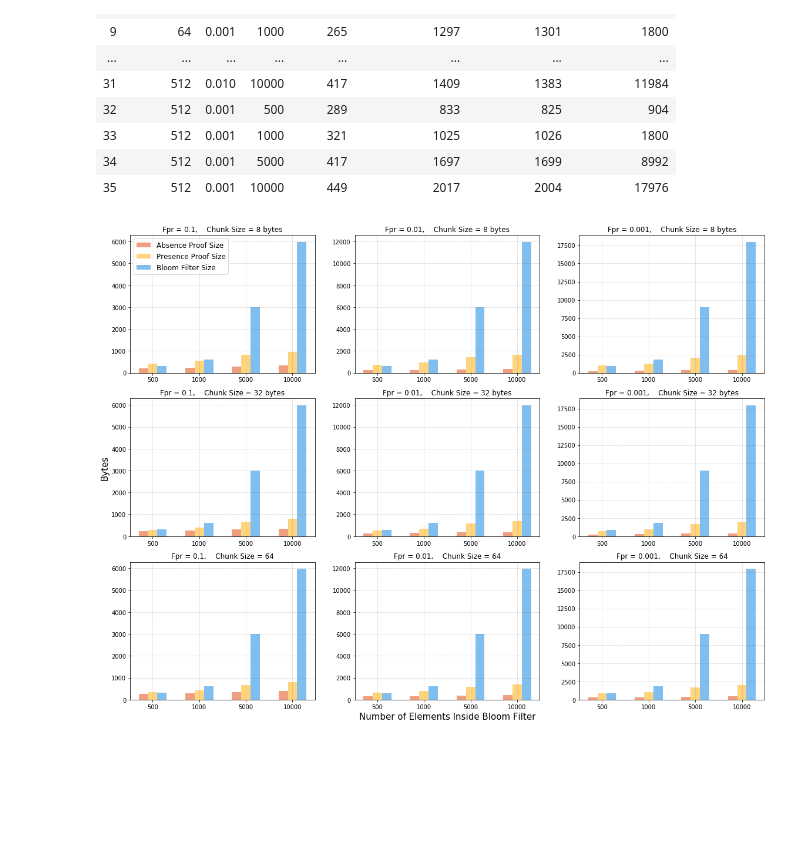
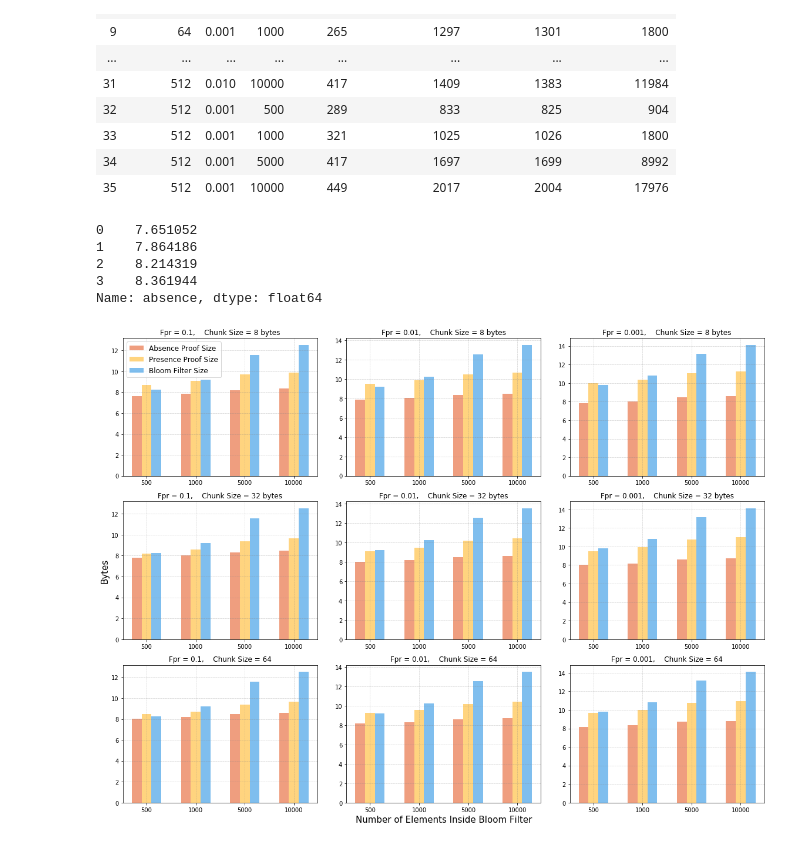
Before and after one commit to ChainlessCoder/bloom-tree-experiments, a Jupyter notebook: generate_barplots.ipynb, the cells around one changed output. Cells and saved outputs as stored; diff of their text form; code cells hidden in the pictures; blank space fills up the shorter version.

```diff
--- a/generate_barplots.ipynb
+++ b/generate_barplots.ipynb
@@ -23,6 +23,14 @@ data
 | 33 | 512 | 0.001 | 1000 | 321 | 1025 | 1026 | 1800 |
 | 34 | 512 | 0.001 | 5000 | 417 | 1697 | 1699 | 8992 |
 | 35 | 512 | 0.001 | 10000 | 449 | 2017 | 2004 | 17976 |
+# %%
+np.log2(data.loc[(data["fpr"] == 0.1) & (data['chunkSize'] == 64)][data.columns[3]])
+# %% [output]
+0    7.651052
+1    7.864186
+2    8.214319
+3    8.361944
+Name: absence, dtype: float64
 # %%
 bar_width = 0.2
 bar_dist = 0.2
@@ -59,80 +67,80 @@ ax8.grid(color='gray', linestyle=':', linewidth=0.5)
 ax9.grid(color='gray', linestyle=':', linewidth=0.5)
 
 ###### First row
-bt_absence = data.loc[(data["fpr"] == 0.1) & (data['chunkSize'] == 64)][data.columns[3]]
-bt_presence = data.loc[(data["fpr"] == 0.1) & (data['chunkSize'] == 64)][data.columns[4]]
-bf = data.loc[(data["fpr"] == 0.1) & (data['chunkSize'] == 64)][data.columns[6]]
+bt_absence = np.log2(data.loc[(data["fpr"] == 0.1) & (data['chunkSize'] == 64)][data.columns[3]])
+bt_presence = np.log2(data.loc[(data["fpr"] == 0.1) & (data['chunkSize'] == 64)][data.columns[4]])
+bf = np.log2(data.loc[(data["fpr"] == 0.1) & (data['chunkSize'] == 64)][data.columns[6]])
 rects1 = ax1.bar(index - bar_dist + bar_shift, bt_absence, bar_width, alpha=opacity, color='#e03f00', label='Absence Proof Size')
 rects2 = ax1.bar(index + bar_shift, bt_presence, bar_width, alpha=opacity, color='#FFAB00', label='Presence Proof Size')
 rects3 = ax1.bar(index + bar_dist + bar_shift, bf, bar_width, alpha=opacity, color='#007FDF',label='Bloom Filter Size')
 
-bt_absence = data.loc[(data["fpr"] == 0.01) & (data['chunkSize'] == 64)][data.columns[3]]
-bt_presence = data.loc[(data["fpr"] == 0.01) & (data['chunkSize'] == 64)][data.columns[4]]
-bf = data.loc[(data["fpr"] == 0.01) & (data['chunkSize'] == 64)][data.columns[6]]
+bt_absence = np.log2(data.loc[(data["fpr"] == 0.01) & (data['chunkSize'] == 64)][data.columns[3]])
+bt_presence = np.log2(data.loc[(data["fpr"] == 0.01) & (data['chunkSize'] == 64)][data.columns[4]])
+bf = np.log2(data.loc[(data["fpr"] == 0.01) & (data['chunkSize'] == 64)][data.columns[6]])
 rects1 = ax2.bar(index - bar_dist + bar_shift, bt_absence, bar_width, alpha=opacity, color='#e03f00', label='Absence Proof Size')
 rects2 = ax2.bar(index + bar_shift, bt_presence, bar_width, alpha=opacity, color='#FFAB00', label='Presence Proof Size')
 rects3 = ax2.bar(index + bar_dist + bar_shift, bf, bar_width, alpha=opacity, color='#007FDF',label='Bloom Filter Size')
 
-bt_absence = data.loc[(data["fpr"] == 0.001) & (data['chunkSize'] == 64)][data.columns[3]]
-bt_presence = data.loc[(data["fpr"] == 0.001) & (data['chunkSize'] == 64)][data.columns[4]]
-bf = data.loc[(data["fpr"] == 0.001) & (data['chunkSize'] == 64)][data.columns[6]]
+bt_absence = np.log2(data.loc[(data["fpr"] == 0.001) & (data['chunkSize'] == 64)][data.columns[3]])
+bt_presence = np.log2(data.loc[(data["fpr"] == 0.001) & (data['chunkSize'] == 64)][data.columns[4]])
+bf = np.log2(data.loc[(data["fpr"] == 0.001) & (data['chunkSize'] == 64)][data.columns[6]])
 rects1 = ax3.bar(index - bar_dist + bar_shift, bt_absence, bar_width, alpha=opacity, color='#e03f00', label='Absence Proof Size')
 rects2 = ax3.bar(index + bar_shift, bt_presence, bar_width, alpha=opacity, color='#FFAB00', label='Presence Proof Size')
 rects3 = ax3.bar(index + bar_dist + bar_shift, bf, bar_width, alpha=opacity, color='#007FDF',label='Bloom Filter Size')
 
 ###### Second row
-bt_absence = data.loc[(data["fpr"] == 0.1) & (data['chunkSize'] == 256)][data.columns[3]]
-bt_presence = data.loc[(data["fpr"] == 0.1) & (data['chunkSize'] == 256)][data.columns[4]]
-bf = data.loc[(data["fpr"] == 0.1) & (data['chunkSize'] == 256)][data.columns[6]]
+bt_absence = np.log2(data.loc[(data["fpr"] == 0.1) & (data['chunkSize'] == 256)][data.columns[3]])
+bt_presence = np.log2(data.loc[(data["fpr"] == 0.1) & (data['chunkSize'] == 256)][data.columns[4]])
+bf = np.log2(data.loc[(data["fpr"] == 0.1) & (data['chunkSize'] == 256)][data.columns[6]])
 rects1 = ax4.bar(index - bar_dist + bar_shift, bt_absence, bar_width, alpha=opacity, color='#e03f00', label='Absence Proof Size')
 rects2 = ax4.bar(index + bar_shift, bt_presence, bar_width, alpha=opacity, color='#FFAB00', label='Presence Proof Size')
 rects3 = ax4.bar(index + bar_dist + bar_shift, bf, bar_width, alpha=opacity, color='#007FDF',label='Bloom Filter Size')
 
-bt_absence = data.loc[(data["fpr"] == 0.01) & (data['chunkSize'] == 256)][data.columns[3]]
-bt_presence = data.loc[(data["fpr"] == 0.01) & (data['chunkSize'] == 256)][data.columns[4]]
-bf = data.loc[(data["fpr"] == 0.01) & (data['chunkSize'] == 256)][data.columns[6]]
+bt_absence = np.log2(data.loc[(data["fpr"] == 0.01) & (data['chunkSize'] == 256)][data.columns[3]])
+bt_presence = np.log2(data.loc[(data["fpr"] == 0.01) & (data['chunkSize'] == 256)][data.columns[4]])
+bf = np.log2(data.loc[(data["fpr"] == 0.01) & (data['chunkSize'] == 256)][data.columns[6]])
 rects1 = ax5.bar(index - bar_dist + bar_shift, bt_absence, bar_width, alpha=opacity, color='#e03f00', label='Absence Proof Size')
 rects2 = ax5.bar(index + bar_shift, bt_presence, bar_width, alpha=opacity, color='#FFAB00', label='Presence Proof Size')
 rects3 = ax5.bar(index + bar_dist + bar_shift, bf, bar_width, alpha=opacity, color='#007FDF',label='Bloom Filter Size')
 
-bt_absence = data.loc[(data["fpr"] == 0.001) & (data['chunkSize'] == 256)][data.columns[3]]
-bt_presence = data.loc[(data["fpr"] == 0.001) & (data['chunkSize'] == 256)][data.columns[4]]
-bf = data.loc[(data["fpr"] == 0.001) & (data['chunkSize'] == 256)][data.columns[6]]
+bt_absence = np.log2(data.loc[(data["fpr"] == 0.001) & (data['chunkSize'] == 256)][data.columns[3]])
+bt_presence = np.log2(data.loc[(data["fpr"] == 0.001) & (data['chunkSize'] == 256)][data.columns[4]])
+bf = np.log2(data.loc[(data["fpr"] == 0.001) & (data['chunkSize'] == 256)][data.columns[6]])
 rects1 = ax6.bar(index - bar_dist + bar_shift, bt_absence, bar_width, alpha=opacity, color='#e03f00', label='Absence Proof Size')
 rects2 = ax6.bar(index + bar_shift, bt_presence, bar_width, alpha=opacity, color='#FFAB00', label='Presence Proof Size')
 rects3 = ax6.bar(index + bar_dist + bar_shift, bf, bar_width, alpha=opacity, color='#007FDF',label='Bloom Filter Size')
 
 ###### Third row
-bt_absence = data.loc[(data["fpr"] == 0.1) & (data['chunkSize'] == 512)][data.columns[3]]
-bt_presence = data.loc[(data["fpr"] == 0.1) & (data['chunkSize'] == 512)][data.columns[4]]
-bf = data.loc[(data["fpr"] == 0.1) & (data['chunkSize'] == 512)][data.columns[6]]
+bt_absence = np.log2(data.loc[(data["fpr"] == 0.1) & (data['chunkSize'] == 512)][data.columns[3]])
+bt_presence = np.log2(data.loc[(data["fpr"] == 0.1) & (data['chunkSize'] == 512)][data.columns[4]])
+bf = np.log2(data.loc[(data["fpr"] == 0.1) & (data['chunkSize'] == 512)][data.columns[6]])
 rects1 = ax7.bar(index - bar_dist + bar_shift, bt_absence, bar_width, alpha=opacity, color='#e03f00', label='Absence Proof Size')
 rects2 = ax7.bar(index + bar_shift, bt_presence, bar_width, alpha=opacity, color='#FFAB00', label='Presence Proof Size')
 rects3 = ax7.bar(index + bar_dist + bar_shift, bf, bar_width, alpha=opacity, color='#007FDF',label='Bloom Filter Size')
 
-bt_absence = data.loc[(data["fpr"] == 0.01) & (data['chunkSize'] == 512)][data.columns[3]]
-bt_presence = data.loc[(data["fpr"] == 0.01) & (data['chunkSize'] == 512)][data.columns[4]]
-bf = data.loc[(data["fpr"] == 0.01) & (data['chunkSize'] == 512)][data.columns[6]]
+bt_absence = np.log2(data.loc[(data["fpr"] == 0.01) & (data['chunkSize'] == 512)][data.columns[3]])
+bt_presence = np.log2(data.loc[(data["fpr"] == 0.01) & (data['chunkSize'] == 512)][data.columns[4]])
+bf = np.log2(data.loc[(data["fpr"] == 0.01) & (data['chunkSize'] == 512)][data.columns[6]])
 rects1 = ax8.bar(index - bar_dist + bar_shift, bt_absence, bar_width, alpha=opacity, color='#e03f00', label='Absence Proof Size')
 rects2 = ax8.bar(index + bar_shift, bt_presence, bar_width, alpha=opacity, color='#FFAB00', label='Presence Proof Size')
 rects3 = ax8.bar(index + bar_dist + bar_shift, bf, bar_width, alpha=opacity, color='#007FDF',label='Bloom Filter Size')
 
-bt_absence = data.loc[(data["fpr"] == 0.001) & (data['chunkSize'] == 512)][data.columns[3]]
-bt_presence = data.loc[(data["fpr"] == 0.001) & (data['chunkSize'] == 512)][data.columns[4]]
-bf = data.loc[(data["fpr"] == 0.001) & (data['chunkSize'] == 512)][data.columns[6]]
+bt_absence = np.log2(data.loc[(data["fpr"] == 0.001) & (data['chunkSize'] == 512)][data.columns[3]])
+bt_presence = np.log2(data.loc[(data["fpr"] == 0.001) & (data['chunkSize'] == 512)][data.columns[4]])
+bf = np.log2(data.loc[(data["fpr"] == 0.001) & (data['chunkSize'] == 512)][data.columns[6]])
 rects1 = ax9.bar(index - bar_dist + bar_shift, bt_absence, bar_width, alpha=opacity, color='#e03f00', label='Absence Proof Size')
 rects2 = ax9.bar(index + bar_shift, bt_presence, bar_width, alpha=opacity, color='#FFAB00', label='Presence Proof Size')
 rects3 = ax9.bar(index + bar_dist + bar_shift, bf, bar_width, alpha=opacity, color='#007FDF',label='Bloom Filter Size')
 
 
 
 
 ax1.legend(fontsize=12)
 
 plt.rc('axes', labelsize=15)
 
 plt.tight_layout()
 fig.savefig('results/results.pdf', format='pdf')
 plt.show()
 # %% [output]
-[figure, old version]
+[figure, new version]
```
Also changed, not shown: 1 other file.
